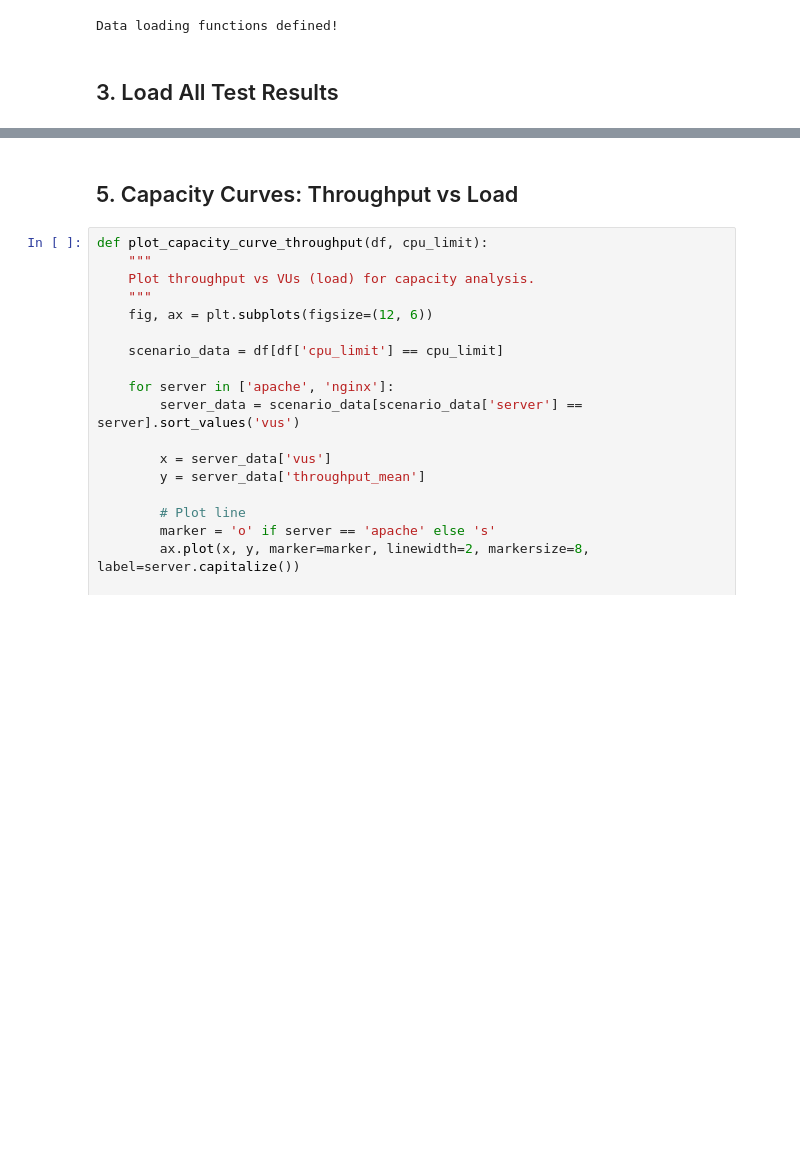
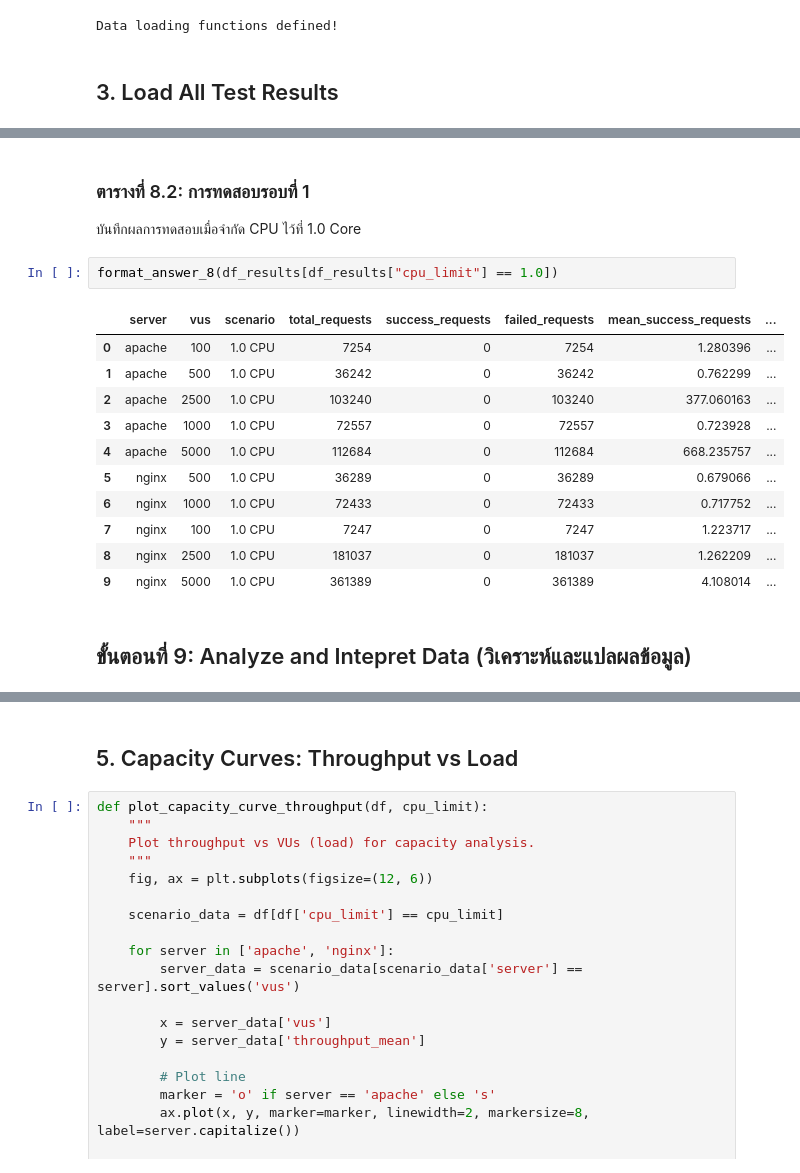
Before and after one commit to lemasc/ait-nao-docker, a Jupyter notebook: http/performance_analysis.ipynb, the cells around one changed output, grey strips where cells are left out. Cells and saved outputs as stored; diff of their text form; blank space fills up the shorter version.

```diff
--- a/http/performance_analysis.ipynb
+++ b/http/performance_analysis.ipynb
@@ -387,0 +281,20 @@ Note: std_duration represents the standard deviation of individual request
+# %% [markdown]
+### ตารางที่ 8.2: การทดสอบรอบที่ 1
+
+บันทึกผลการทดสอบเมื่อจำกัด CPU ไว้ที่ 1.0 Core
+# %%
+format_answer_8(df_results[df_results["cpu_limit"] == 1.0])
+# %% [output]
+|  | server | vus | scenario | total_requests | success_requests | failed_requests | mean_success_requests | ... |
+| 0 | apache | 100 | 1.0 CPU | 7254 | 0 | 7254 | 1.280396 | ... |
+| 1 | apache | 500 | 1.0 CPU | 36242 | 0 | 36242 | 0.762299 | ... |
+| 2 | apache | 2500 | 1.0 CPU | 103240 | 0 | 103240 | 377.060163 | ... |
+| 3 | apache | 1000 | 1.0 CPU | 72557 | 0 | 72557 | 0.723928 | ... |
+| 4 | apache | 5000 | 1.0 CPU | 112684 | 0 | 112684 | 668.235757 | ... |
+| 5 | nginx | 500 | 1.0 CPU | 36289 | 0 | 36289 | 0.679066 | ... |
+| 6 | nginx | 1000 | 1.0 CPU | 72433 | 0 | 72433 | 0.717752 | ... |
+| 7 | nginx | 100 | 1.0 CPU | 7247 | 0 | 7247 | 1.223717 | ... |
+| 8 | nginx | 2500 | 1.0 CPU | 181037 | 0 | 181037 | 1.262209 | ... |
+| 9 | nginx | 5000 | 1.0 CPU | 361389 | 0 | 361389 | 4.108014 | ... |
+# %% [markdown]
+## ขั้นตอนที่ 9: Analyze and Intepret Data (วิเคราะห์และแปลผลข้อมูล)
```
Also changed, not shown: parts of 27 cells of this notebook.
